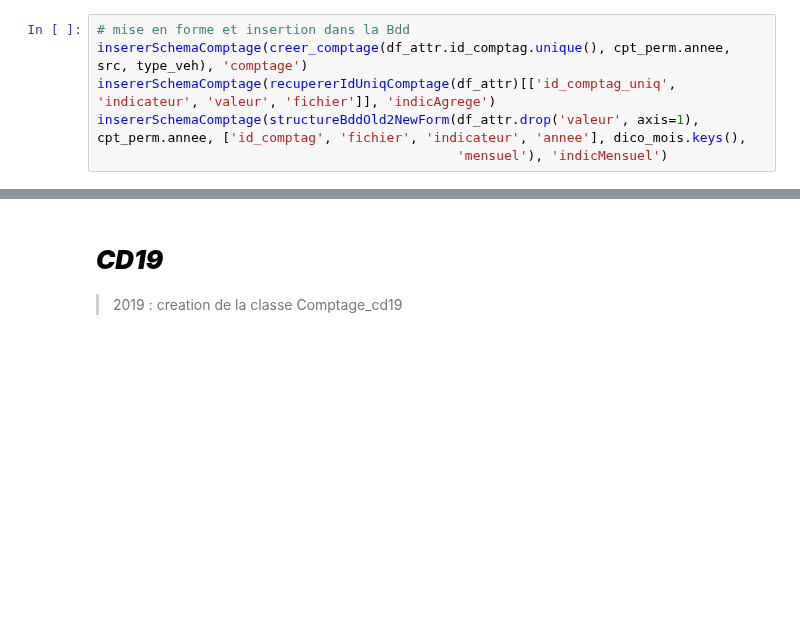
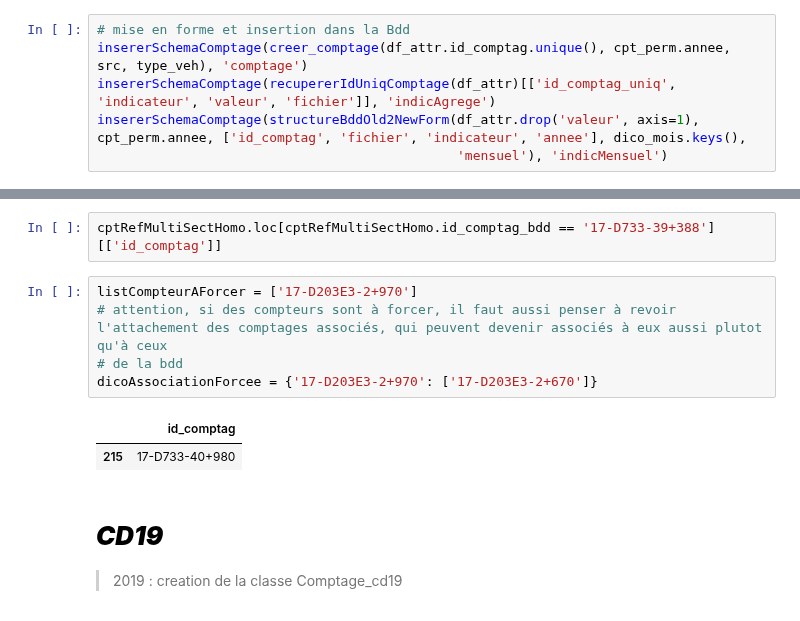
Before and after one commit to nantodevison/otv, a Jupyter notebook: otv/Transfert_Donnees/notebooks/Import_trafics.ipynb, the cells around one changed output, grey strips where cells are left out. Saved outputs shown, nothing was run; the diff lists cells and outputs as text; blank space fills up the shorter version.

```diff
--- a/otv/Transfert_Donnees/notebooks/Import_trafics.ipynb
+++ b/otv/Transfert_Donnees/notebooks/Import_trafics.ipynb
@@ -266,3 +280,13 @@ cpt_perm.df_attr_insert
+# %%
+cptRefMultiSectHomo.loc[cptRefMultiSectHomo.id_comptag_bdd == '17-D733-39+388'][['id_comptag']]
+# %%
+listCompteurAForcer = ['17-D203E3-2+970']
+# attention, si des compteurs sont à forcer, il faut aussi penser à revoir l'attachement des comptages associés, qui peuvent devenir associés à eux aussi plutot qu'à ceux
+# de la bdd
+dicoAssociationForcee = {'17-D203E3-2+970': ['17-D203E3-2+670']}
+# %% [output]
+|  | id_comptag |
+| 215 | 17-D733-40+980 |
 # %% [markdown]
 # ***CD19***
 > 2019 : creation de la classe Comptage_cd19
```
Also changed, not shown: parts of 15 cells of this notebook, 2 other files.
